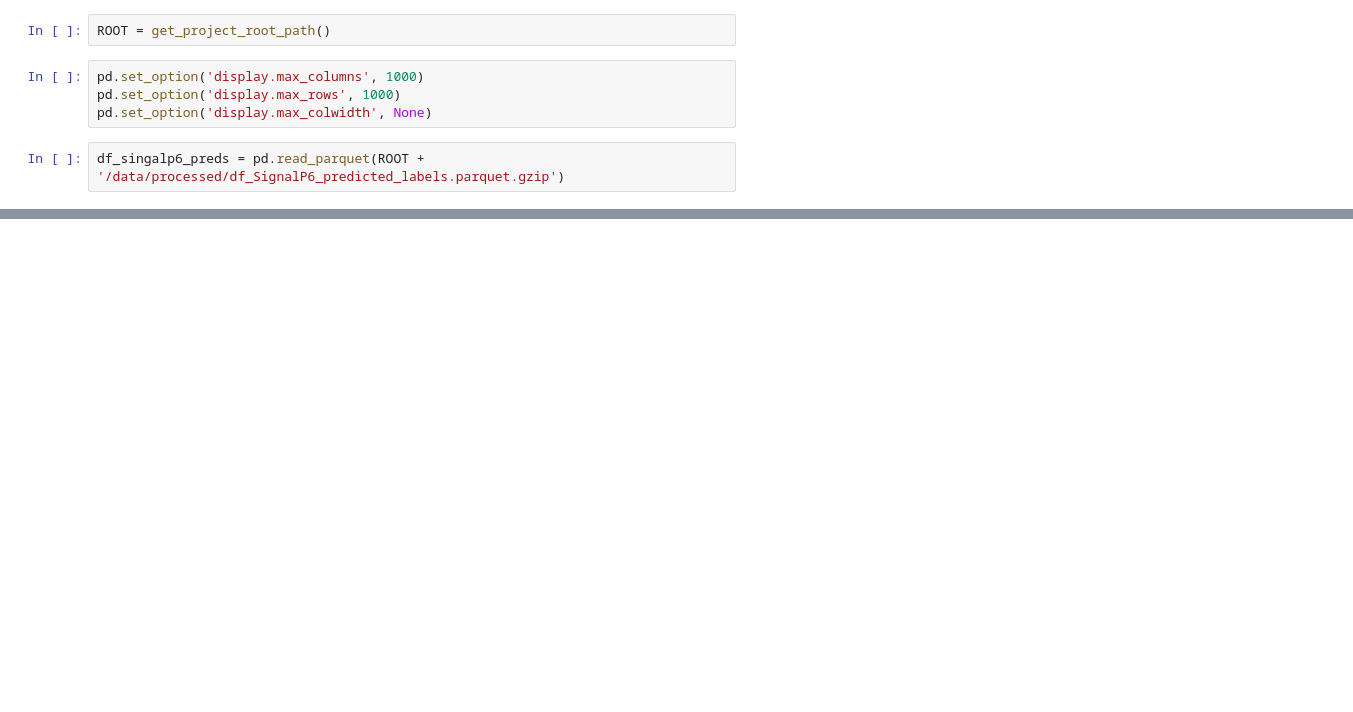
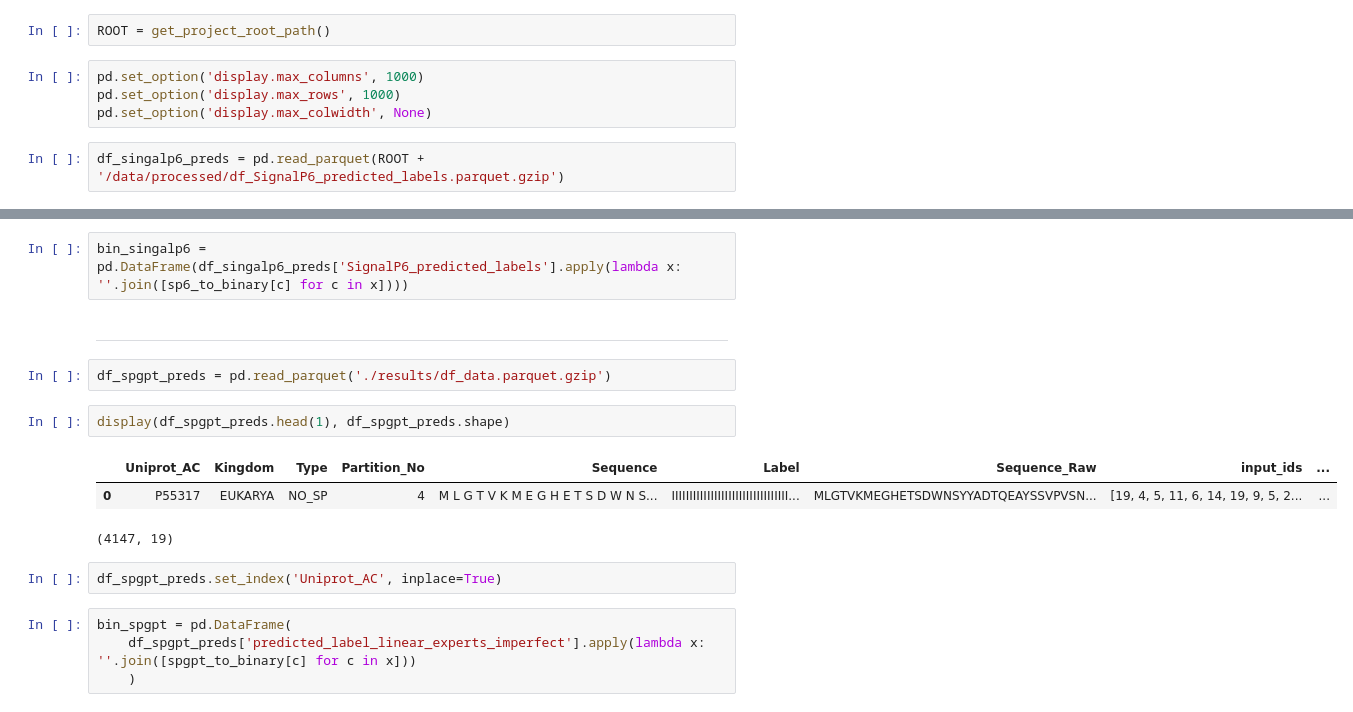
Before and after one commit to finnlueth/prottrans-t5-signalpeptide-prediction, a Jupyter notebook: notebooks/01_benchmark.ipynb, the cells around one changed output, grey strips where cells are left out. Saved outputs shown, nothing was run; the diff lists cells and outputs as text; blank space fills up the shorter version.

```diff
--- a/notebooks/01_benchmark.ipynb
+++ b/notebooks/01_benchmark.ipynb
@@ -28,0 +60,18 @@ df_singalp6_preds_type_split = df_singalp6_preds[
+# %%
+bin_singalp6 = pd.DataFrame(df_singalp6_preds['SignalP6_predicted_labels'].apply(lambda x: ''.join([sp6_to_binary[c] for c in x])))
+# %% [markdown]
+---
+# %%
+df_spgpt_preds = pd.read_parquet('./results/df_data.parquet.gzip')
+# %%
+display(df_spgpt_preds.head(1), df_spgpt_preds.shape)
+# %% [output]
+|  | Uniprot_AC | Kingdom | Type | Partition_No | Sequence | Label | Sequence_Raw | input_ids | ... |
+| 0 | P55317 | EUKARYA | NO_SP | 4 | M L G T V K M E G H E T S D W N S... | IIIIIIIIIIIIIIIIIIIIIIIIIIIIIIIII... | MLGTVKMEGHETSDWNSYYADTQEAYSSVPVSN... | [19, 4, 5, 11, 6, 14, 19, 9, 5, 2... | ... |
+(4147, 19)
+# %%
+df_spgpt_preds.set_index('Uniprot_AC', inplace=True)
+# %%
+bin_spgpt = pd.DataFrame(
+    df_spgpt_preds['predicted_label_linear_experts_imperfect'].apply(lambda x: ''.join([spgpt_to_binary[c] for c in x]))
+    )
```
Also changed, not shown: parts of 31 cells of this notebook, 5 other files.
